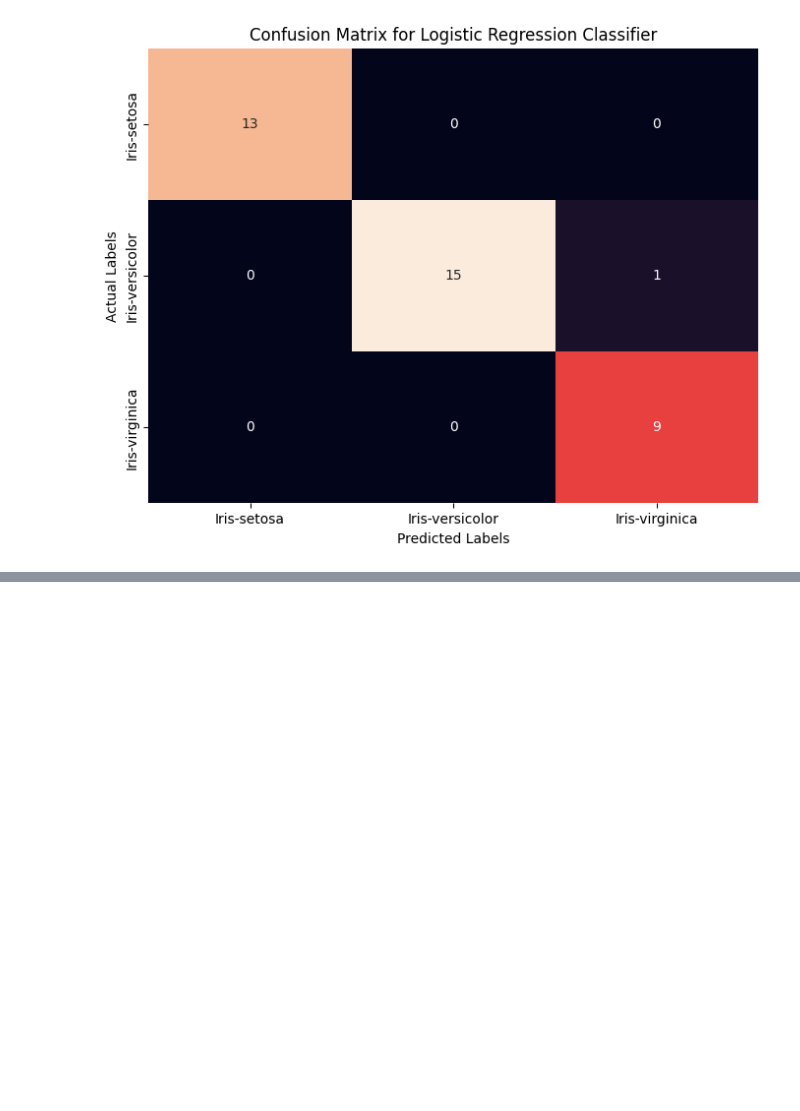
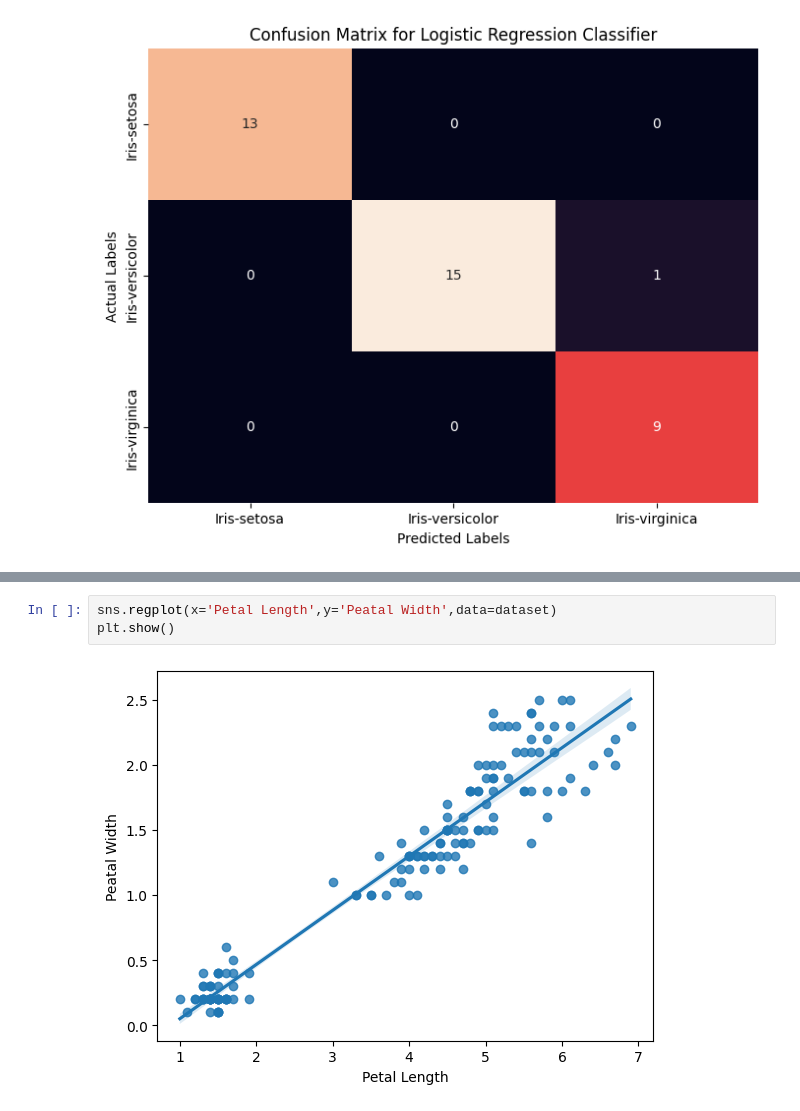
Before and after one commit to Mohammed-Khubaib/ML, a Jupyter notebook: Logistic_regression/Logistic_Regression.ipynb, the cells around one changed output, grey strips where cells are left out. Cells and saved outputs as stored; diff of their text form; blank space fills up the shorter version.

```diff
--- a/Logistic_regression/Logistic_Regression.ipynb
+++ b/Logistic_regression/Logistic_Regression.ipynb
@@ -84,0 +93,5 @@ plt.show()
+# %%
+sns.regplot(x='Petal Length',y='Peatal Width',data=dataset)
+plt.show()
+# %% [output]
+[figure, added]
```
Also changed, not shown: parts of 9 cells of this notebook.
